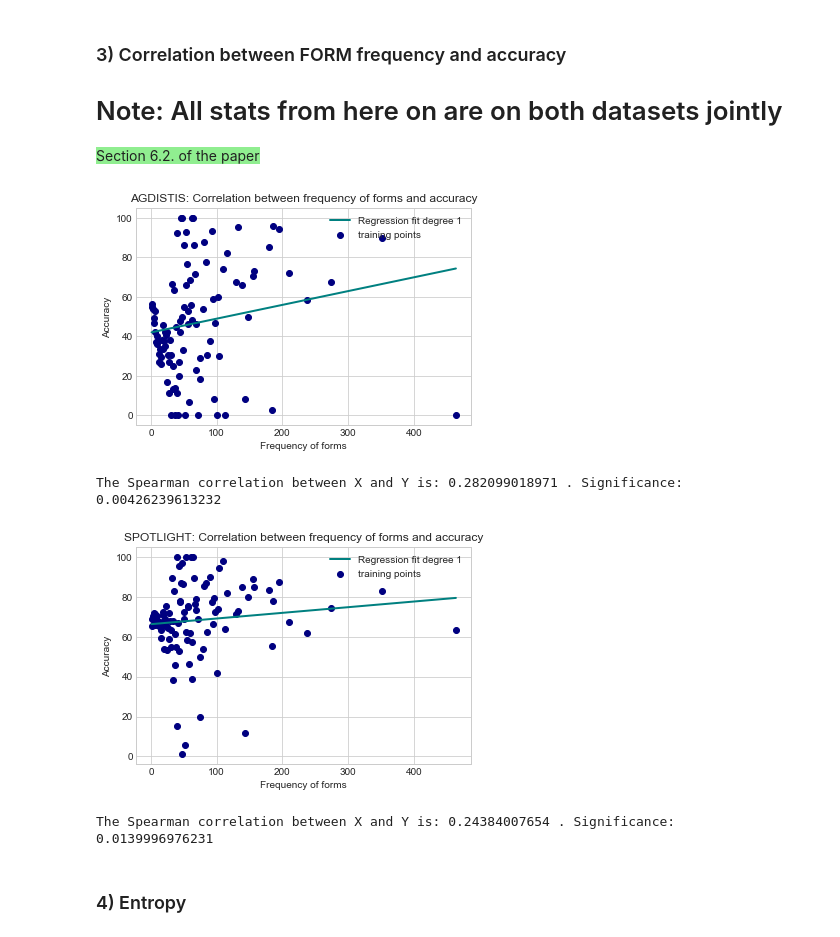
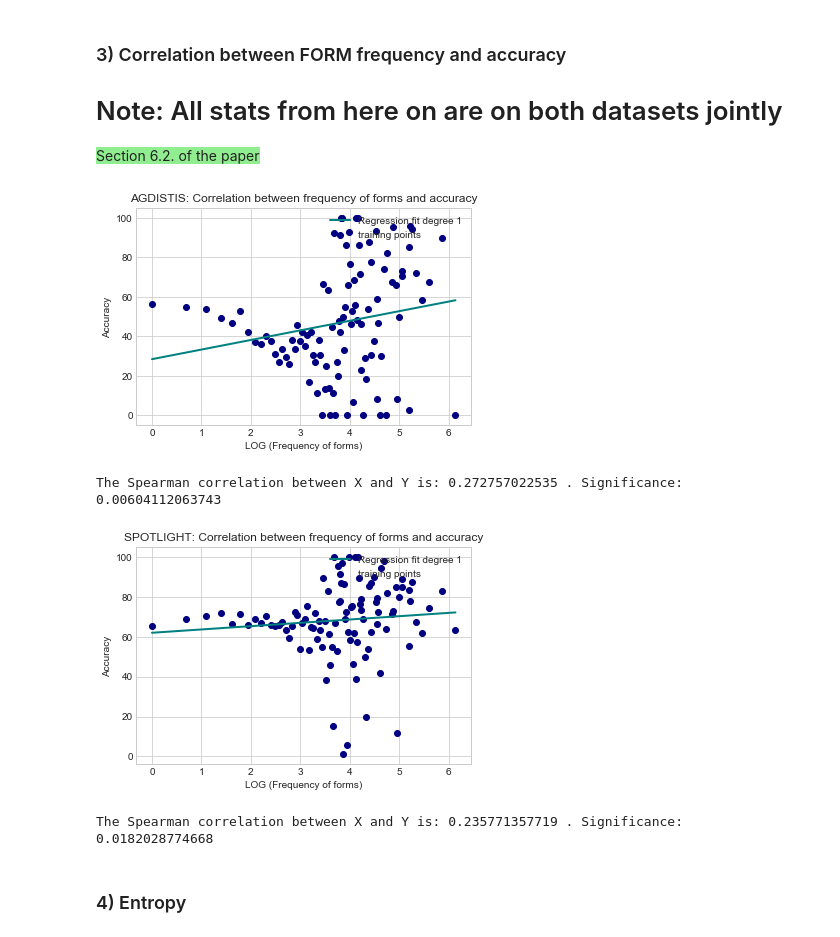
Before and after one commit to cltl/HumanLikeEL, a Jupyter notebook: System Analysis.ipynb, the cells around one changed output. Drawn from its saved outputs; the diff is of its cells as text; code cells hidden in the pictures.

```diff
--- a/System Analysis.ipynb
+++ b/System Analysis.ipynb
@@ -23,0 +26,12 @@ aida_title='aida'
+# %%
+"""
+with open('agdistis_aida_debug.tsv', 'w') as w:
+    w.write('collection\tarticle_ID\tbegin_index\tend_index\tmention\tgold_link\tsystem_link\n')
+    for article in aida_agd_articles:
+        for mention in article.entity_mentions:
+            a_row=[article.collection, str(article.identifier),
+                   str(mention.begin_index), str(mention.end_index),
+                   mention.mention, mention.gold_link,
+                   mention.sys_link]
+            w.write('\t'.join(a_row) + '\n')
+"""
@@ -34,6 +50,7 @@ spot_articles=aida_spot_articles.union(wes_spot_articles)
 agd_articles=aida_agd_articles.union(wes_agd_articles)
 #print(len(articles))
 skip_nils=True
+skip_nonnils=False
 # %% [output]
 <class 'set'>
 # %% [markdown]
@@ -48,12 +65,12 @@ systems=['agdistis', 'spotlight']
 system_articles = {'agdistis': agd_articles, 'spotlight': spot_articles}
 # %%
 print("AGDISTIS")
-agd_acc=plot_utils.overall_performance(agd_articles, skip_nils)
+agd_acc=plot_utils.overall_performance(agd_articles, skip_nils, skip_nonnils)
 scores.append(['overall', 'agdistis', agd_acc])
 print(agd_acc)
 print()
 print("SPOTLIGHT")
-spot_acc=plot_utils.overall_performance(spot_articles, skip_nils)
+spot_acc=plot_utils.overall_performance(spot_articles, skip_nils, skip_nonnils)
 print(spot_acc)
 scores.append(['overall', 'spotlight', spot_acc])
 # %% [output]
@@ -166,39 +175,52 @@ for system in systems:
+# %%
+import math
+
+def counts_to_log_counts(forms_by_count):
+    forms_by_log_count={}
+    for count, forms in forms_by_count.items():
+        try:
+            log_count=round(math.log(count), 2)
+        except:
+            print(count)
+        forms_by_log_count[log_count] = forms
+    return forms_by_log_count
+
+forms_by_log_count=counts_to_log_counts(forms_by_count)
 # %%
 from collections import OrderedDict
 import numpy as np
 
 acc_by_freq={'agdistis': OrderedDict(), 'spotlight': OrderedDict()}
 
 for system in systems:
 
-    for count in sorted(forms_by_count.keys()):
-        count_forms=forms_by_count[count]
+    for count in sorted(forms_by_log_count.keys()):
+        count_forms=forms_by_log_count[count]
         s=0
         for form in count_forms:
             s+=acc_by_form[system][form]
         acc_by_freq[system][count]=s/len(count_forms)
 
 
     dist1=np.array(list(acc_by_freq[system].keys()))
     dist2=np.array(list(acc_by_freq[system].values()))
-
     plot_utils.scatter_plot(np.array(dist1), np.array(dist2),
                             title='%s: Correlation between frequency of forms and accuracy' % system.upper(),
-                            x_axis='Frequency of forms',
+                            x_axis='LOG (Frequency of forms)',
                             y_axis='Accuracy',
                             save=True
                             )
 
     correlation, significance = spearmanr(dist1, dist2)
     print('The Spearman correlation between X and Y is:', correlation, '. Significance: ', significance)
 
 #    plt.plot(list(acc_by_freq[system].keys()), list(acc_by_freq[system].values()))
 #    plt.show()
 # %% [output]
-[figure, old version]
+[figure, new version]
-The Spearman correlation between X and Y is: 0.282099018971 . Significance:  0.00426239613232
+The Spearman correlation between X and Y is: 0.272757022535 . Significance:  0.00604112063743
-[figure, old version]
+[figure, new version]
-The Spearman correlation between X and Y is: 0.24384007654 . Significance:  0.0139996976231
+The Spearman correlation between X and Y is: 0.235771357719 . Significance:  0.0182028774668
 # %% [markdown]
 ### 4) Entropy
 # %%
```
Also changed, not shown: parts of 17 cells of this notebook, 1 other file.
